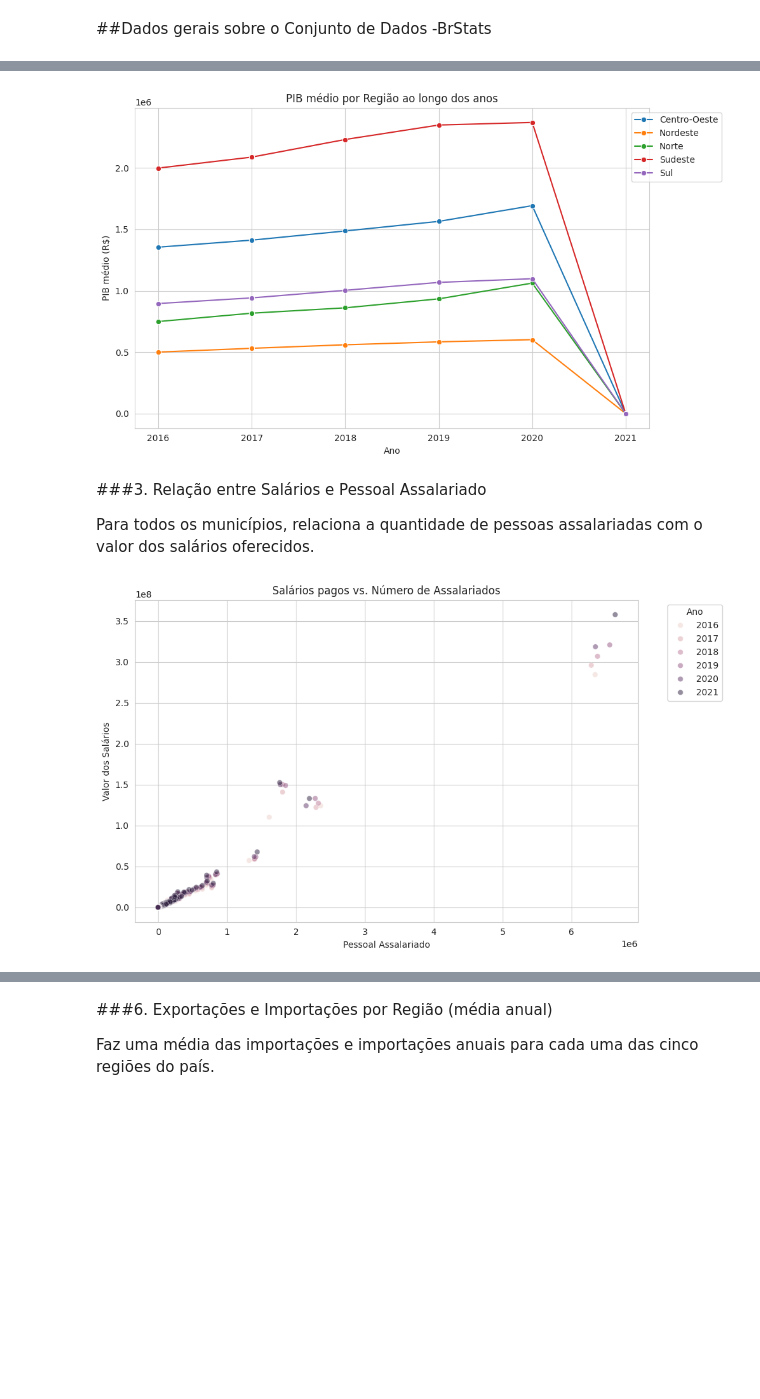
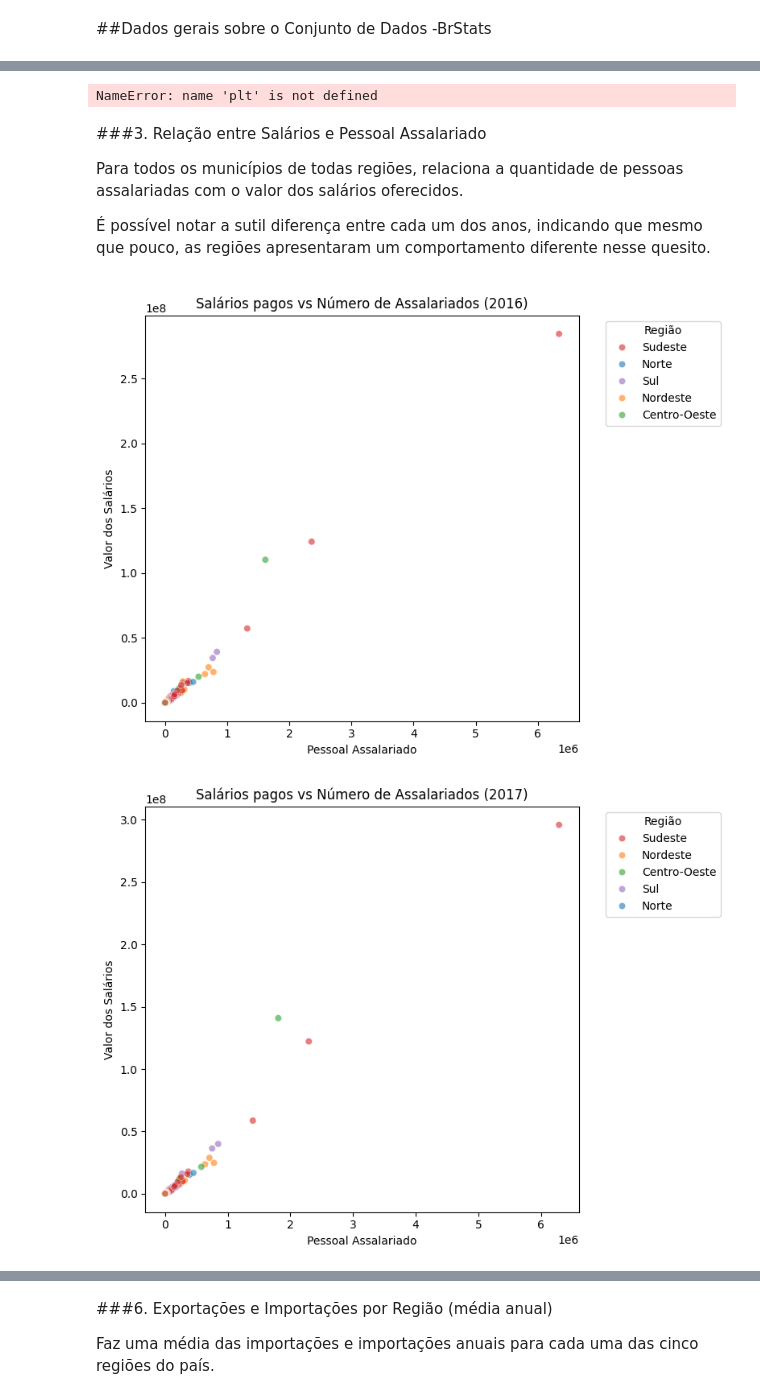
Before and after one commit to MatheusPxt21/Projeto-CCF425, a Jupyter notebook: Entrega02_Projeto_CCF_425.ipynb, the cells around one changed output, grey strips where cells are left out. Cells and saved outputs as stored; diff of their text form; code cells hidden in the pictures; blank space fills up the shorter version.

```diff
--- a/Entrega02_Projeto_CCF_425.ipynb
+++ b/Entrega02_Projeto_CCF_425.ipynb
@@ -228,8 +238,9 @@ plt.show()
 # %%
 plt.figure(figsize=(10,6))
 pib_por_regiao = df_br.groupby(['Ano', 'Regiao'])['PIB'].mean().reset_index()
+pib_por_regiao = pib_por_regiao[pib_por_regiao['Ano'] != 2021]
 sns.lineplot(data=pib_por_regiao, x='Ano', y='PIB', hue='Regiao', marker='o')
-plt.title('PIB médio por Região ao longo dos anos')
+plt.title('PIB médio por Região ao longo dos anos (sem 2021)')
 plt.ylabel('PIB médio (R$)')
 plt.xlabel('Ano')
 plt.grid(True)
@@ -237,18 +248,37 @@ plt.legend(loc='upper right', bbox_to_anchor=(1.15, 1.0))
 plt.tight_layout()
 plt.show()
 # %% [output]
-[figure, removed]
+NameError: name 'plt' is not defined
 # %% [markdown]
 ###3. Relação entre Salários e Pessoal Assalariado
-<p> Para todos os municípios, relaciona a quantidade de pessoas assalariadas com o valor dos salários oferecidos.
+<p> Para todos os municípios de todas regiões, relaciona a quantidade de pessoas assalariadas com o valor dos salários oferecidos.
+<p> É possível notar a sutil diferença entre cada um dos anos, indicando que mesmo que pouco, as regiões apresentaram um comportamento diferente nesse quesito.
 # %%
-plt.figure(figsize=(10,6))
-sns.scatterplot(data=df_br, x='PessoalAssalariado', y='VrSalarios', hue='Ano', alpha=0.5)
-plt.title('Salários pagos vs. Número de Assalariados')
-plt.xlabel('Pessoal Assalariado')
-plt.ylabel('Valor dos Salários')
-plt.legend(title='Ano', bbox_to_anchor=(1.05, 1), loc='upper left')
-plt.tight_layout()
-plt.show()
+palette_regioes = {
+    'Norte': '#1f77b4',       # azul
+    'Nordeste': '#ff7f0e',    # laranja
+    'Centro-Oeste': '#2ca02c',# verde
+    'Sudeste': '#d62728',     # vermelho
+    'Sul': '#9467bd'          # roxo
+}
+anos = sorted(df_br['Ano'].unique())
+for ano in anos:
+    plt.figure(figsize=(8, 6))
+    df_ano = df_br[df_br['Ano'] == ano]
+    sns.scatterplot(
+        data=df_ano,
+        x='PessoalAssalariado',
+        y='VrSalarios',
+        hue='Regiao',
+        palette=palette_regioes,
+        alpha=0.6
+    )
+    plt.title(f'Salários pagos vs Número de Assalariados ({ano})')
+    plt.xlabel('Pessoal Assalariado')
+    plt.ylabel('Valor dos Salários')
+    plt.legend(title='Região', bbox_to_anchor=(1.05, 1), loc='upper left')
+    plt.tight_layout()
+    plt.show()
 # %% [output]
-[figure, old version]
+[figure, new version]
+[figure, added]
```
Also changed, not shown: parts of 51 cells of this notebook.
